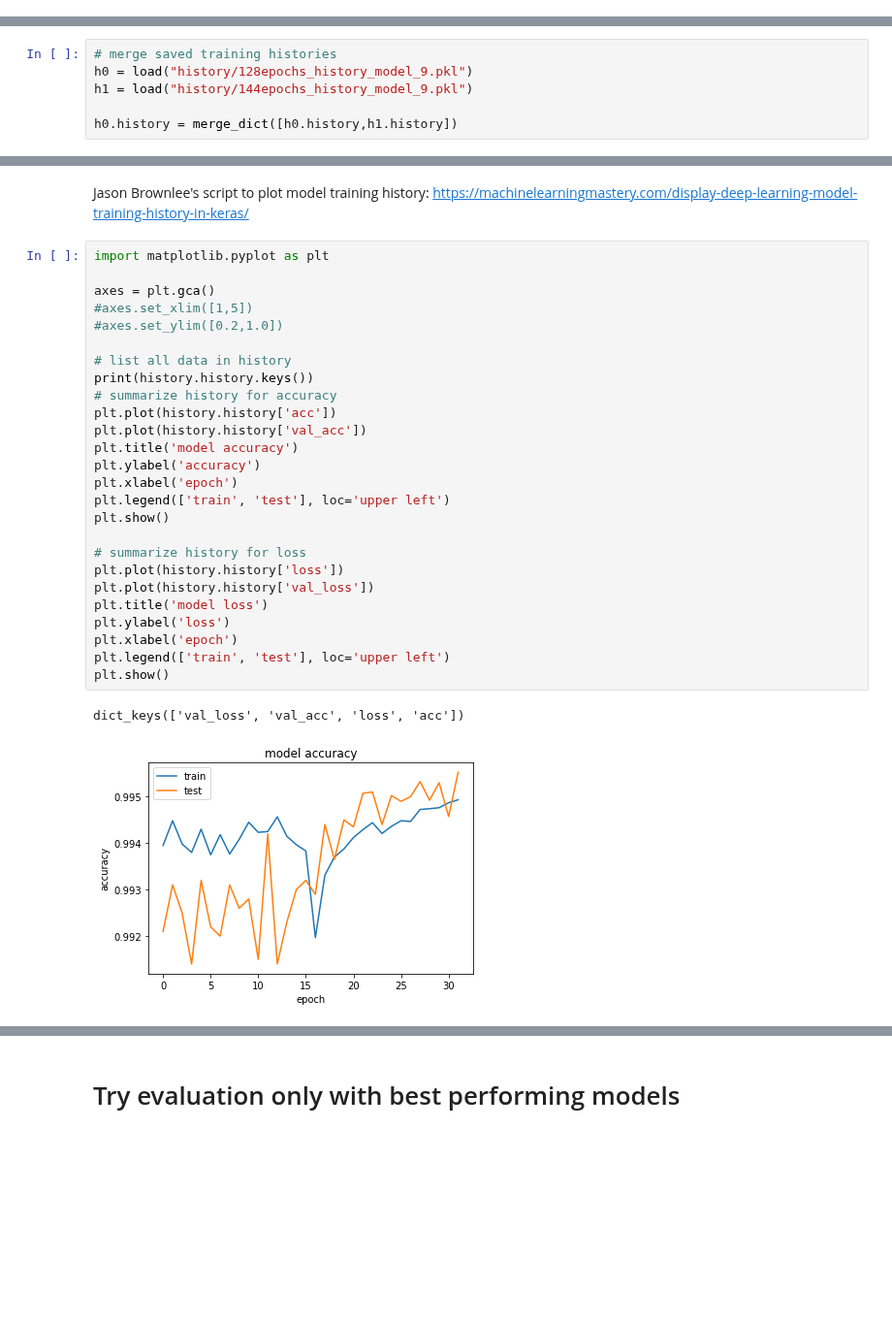
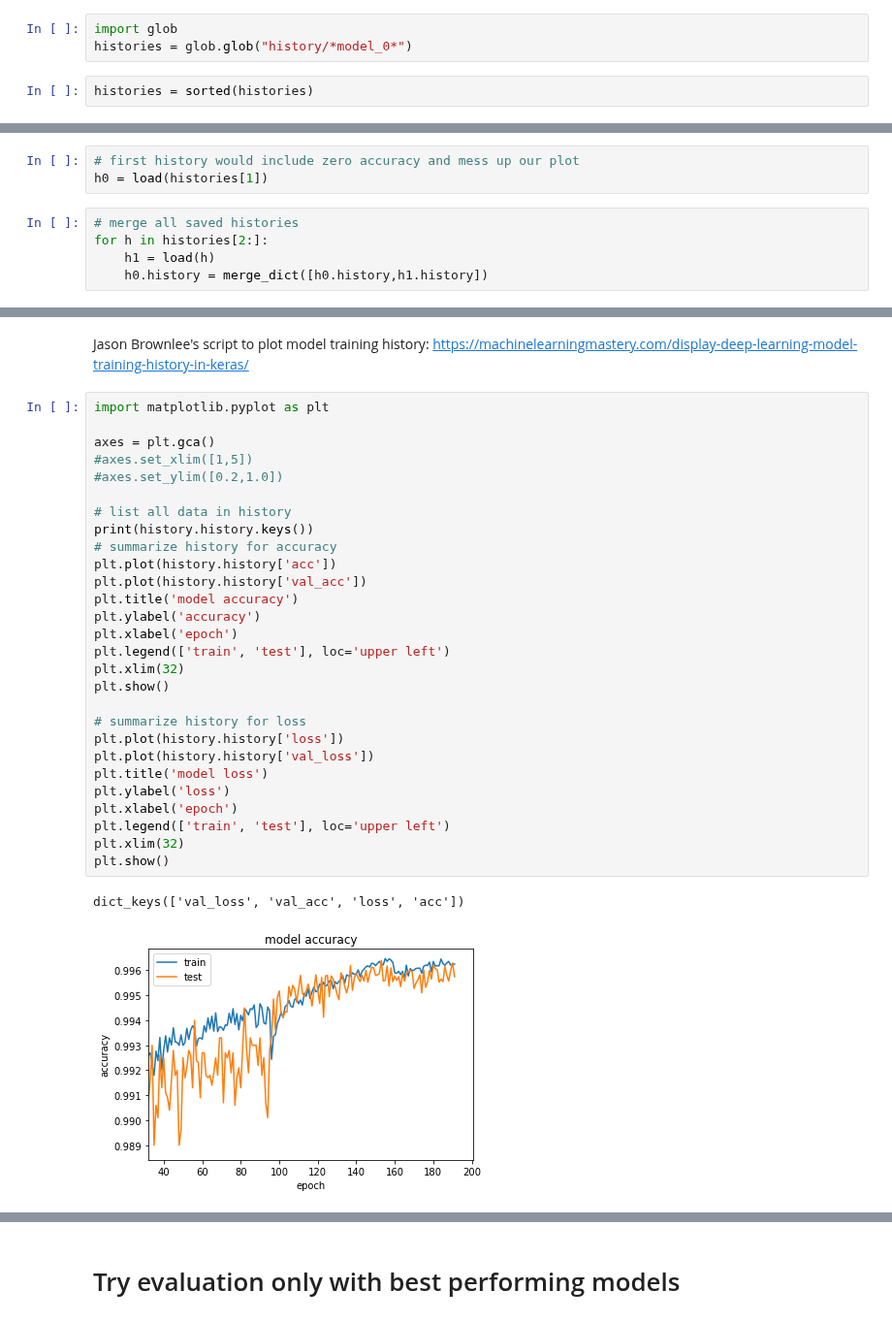
Before and after one commit to j05t/emnist, a Jupyter notebook: emnist.ipynb, the cells around one changed output, grey strips where cells are left out. Shown at 97% size. Drawn from its saved outputs; the diff is of its cells as text; blank space fills up the shorter version.

Commit message:
plot 32+ training history

```diff
--- a/emnist.ipynb
+++ b/emnist.ipynb
@@ -510,3 +530,8 @@ def load(name):
     obj = pickle.load(filename)
     filename.close()
     return(obj)
+# %%
+import glob
+histories = glob.glob("history/*model_0*")
+# %%
+histories = sorted(histories)
@@ -513,8 +540,10 @@ def load(name):
+# %%
+# first history would include zero accuracy and mess up our plot
+h0 = load(histories[1])
 # %%
-# merge saved training histories
-h0 = load("history/128epochs_history_model_9.pkl")
-h1 = load("history/144epochs_history_model_9.pkl")
-
-h0.history = merge_dict([h0.history,h1.history])
+# merge all saved histories
+for h in histories[2:]:
+    h1 = load(h)
+    h0.history = merge_dict([h0.history,h1.history])
 # %%
 history = h0
@@ -526,29 +553,31 @@ https://machinelearningmastery.com/display-deep-learning-model-training-history-
 # %%
 import matplotlib.pyplot as plt
 
 axes = plt.gca()
 #axes.set_xlim([1,5])
 #axes.set_ylim([0.2,1.0])
 
 # list all data in history
 print(history.history.keys())
 # summarize history for accuracy
 plt.plot(history.history['acc'])
 plt.plot(history.history['val_acc'])
 plt.title('model accuracy')
 plt.ylabel('accuracy')
 plt.xlabel('epoch')
 plt.legend(['train', 'test'], loc='upper left')
+plt.xlim(32)
 plt.show()
 
 # summarize history for loss
 plt.plot(history.history['loss'])
 plt.plot(history.history['val_loss'])
 plt.title('model loss')
 plt.ylabel('loss')
 plt.xlabel('epoch')
 plt.legend(['train', 'test'], loc='upper left')
+plt.xlim(32)
 plt.show()
 # %% [output]
 dict_keys(['val_loss', 'val_acc', 'loss', 'acc'])
-[figure, old version]
+[figure, new version]
```
Also changed, not shown: parts of 11 cells of this notebook.
